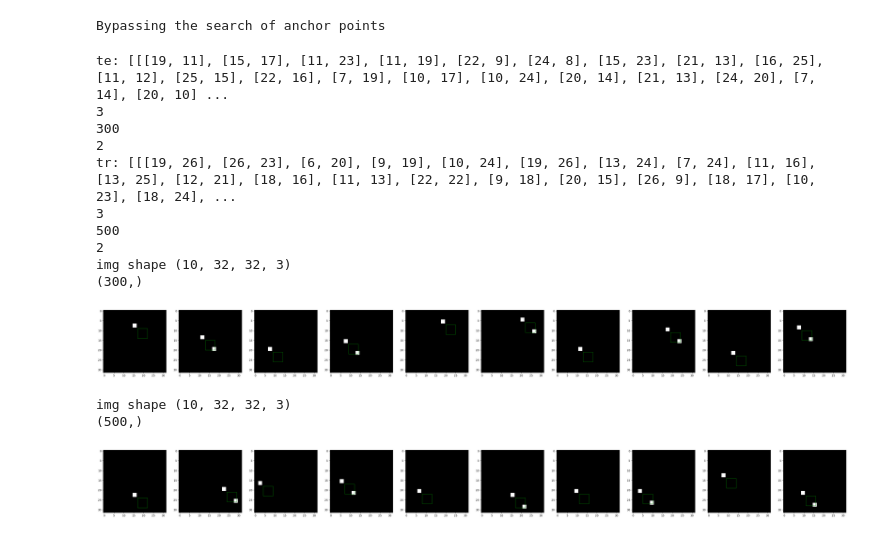
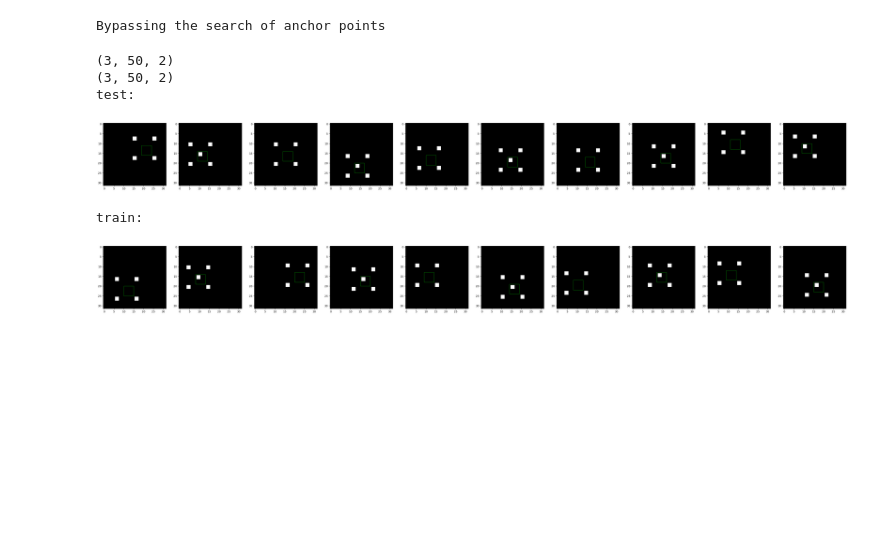
Before and after one commit to vHalenka/TM_DataEnhancer, a Jupyter notebook: main.ipynb, the cells around one changed output. Drawn from its saved outputs; the diff is of its cells as text; code cells hidden in the pictures; blank space fills up the shorter version.

```diff
--- a/main.ipynb
+++ b/main.ipynb
@@ -464,7 +453,7 @@ class Patch:
         patch_info_scaled = (np.array(self.patch_info) * (255 / resolution)).astype(np.uint8)
 
         # Create an empty image canvas
-        image = np.zeros((3, 3, 3), dtype=np.uint8)
+        image = np.zeros((3, 3, 3), dtype=np.uint32)
         # Loop through each channel
         for c in range(3):
             image[:,:,c] = patch_info_scaled[:,:,c, polarity].reshape((3,3))
@@ -512,7 +501,7 @@ def thermometer_to_integer(thermometer_bits, negated = 0):
             value = length+1
     return value
 
-#TODO: should be moved elsewhere
+#TODO: tm.transform should be moved elsewhere, but transform_clause_to_patch wont compile without it
 bank = tm.transform(X_train) # bank is a (image, clause*class) sized array
 
 def transform_clause_to_patch(block, ID, resolution=8, patch_dim=(3,3), image_size=X_train_org.shape[1:3]):
@@ -688,14 +685,18 @@ print(X_test.shape[0])
 # %%
 if bypass_anchor_selection:
+
     print("Bypassing the search of anchor points")
-    anchors_test = [[] for _ in range(tm.number_of_classes)]
+    anchors_test = np.empty((tm.number_of_classes, X_test.shape[0], coors_test_org.shape[1]))
+
     for Class in range(tm.number_of_classes):
         for img in range(X_test.shape[0]):
-                anchors_test[Class].append(coors_test_org[img, :].tolist())
+            anchors_test[Class, img] = coors_test_org[img, :]
 
     encoded_patches_test = create_dist_and_dir_map(X_test_org, Y_test_org, anchors_test, 1)
+
+
 else:
-    #find anchors on test data
+    # Find anchors on test data
     counts = np.zeros((tm.number_of_clauses*tm.number_of_classes))
     for image_results in X_test_all_results:
         for patch in image_results:
@@ -726,10 +727,11 @@ Bypassing the search of anchor points
 # %%
 if bypass_anchor_selection:
     print("Bypassing the search of anchor points")
-    anchors_train = [[] for _ in range(tm.number_of_classes)]
+    anchors_train = np.empty((tm.number_of_classes, X_train.shape[0], coors_train_org.shape[1]))
+
     for Class in range(tm.number_of_classes):
         for img in range(X_train.shape[0]):
-                anchors_train[Class].append(coors_train_org[img, :].tolist())
+            anchors_train[Class, img] = coors_train_org[img, :]
 
     encoded_patches_train = create_dist_and_dir_map(X_train_org, Y_train_org, anchors_train, 1)
 else:
@@ -761,60 +763,49 @@ Bypassing the search of anchor points
 # %%
 def plot_images_with_coordinates(images, Y_images, anchor_points, n_anchor_points=6, square_size=5):
     """
-    Plots images with specified coordinates (origin points) marked with red squares based on their class labels.
+    Plots images with specified coordinates (anchor points) marked with red squares based on their class labels.
 
     Parameters:
-    - images: List of 2D arrays representing the images.
-    - Y_images: List of labels corresponding to each image.
-    - anchor_points: List of origin points for each class.
+    - images: numpy array of 2D arrays representing the images.
+    - Y_images: numpy array of labels corresponding to each image.
+    - anchor_points: numpy array of origin points for each class.
     - n_anchor_points: Number of origin points to consider for each class.
     - square_size: Size of the square to be plotted at each coordinate.
     """
-    print("img shape", images.shape)
-    print(Y_images.shape)
 
-    batch_size = len(images)
+    batch_size = images.shape[0]
     fig, ax = plt.subplots(1, batch_size, figsize=(batch_size * 5, 5))
+
+    if batch_size == 1:
+        ax = [ax]
 
     for i in range(batch_size):
         ax[i].imshow(images[i])
         class_label = Y_images[i, 0] if len(Y_images.shape) > 1 else Y_images[i]
 
-        if class_label < len(anchor_points):
+        if class_label < anchor_points.shape[0]:
             origins = anchor_points[class_label]
-            #for point in range(min(n_anchor_points, len(origins))):
-            #for point in range(n_anchor_points):
             origin_coord = origins[i]
             if np.any(origin_coord == -1):
                 continue
             x, y = origin_coord
             rect = patches.Rectangle((x - square_size//2, y - square_size//2), square_size, square_size, linewidth=1, edgecolor='g', facecolor='none')
             ax[i].add_patch(rect)
 
     plt.show()
-print("te:", anchors_test)
-print(len(anchors_test))
-print(len(anchors_test[0]))
-print(len(anchors_test[0][0]))
+#print("te:", anchors_test[:1])
+print(anchors_test.shape)
 
-print("tr:", anchors_train)
-print(len(anchors_train))
-print(len(anchors_train[0]))
-print(len(anchors_train[0][0]))
+#print("tr:", anchors_train)
+print(anchors_train.shape)
+print("test:")
 plot_images_with_coordinates(X_test_org[:10], Y_test_org, anchors_test)
+print("train:")
 plot_images_with_coordinates(X_train_org[:10], Y_train_org, anchors_train)
 # %% [output]
-te: [[[19, 11], [15, 17], [11, 23], [11, 19], [22, 9], [24, 8], [15, 23], [21, 13], [16, 25], [11, 12], [25, 15], [22, 16], [7, 19], [10, 17], [10, 24], [20, 14], [21, 13], [24, 20], [7, 14], [20, 10] ...
-3
-300
-2
-tr: [[[19, 26], [26, 23], [6, 20], [9, 19], [10, 24], [19, 26], [13, 24], [7, 24], [11, 16], [13, 25], [12, 21], [18, 16], [11, 13], [22, 22], [9, 18], [20, 15], [26, 9], [18, 17], [10, 23], [18, 24], ...
-3
-500
-2
-img shape (10, 32, 32, 3)
-(300,)
+(3, 50, 2)
+(3, 50, 2)
+test:
-[figure, old version]
+[figure, new version]
-img shape (10, 32, 32, 3)
-(500,)
+train:
-[figure, old version]
+[figure, new version]
```
Also changed, not shown: parts of 22 cells of this notebook.
